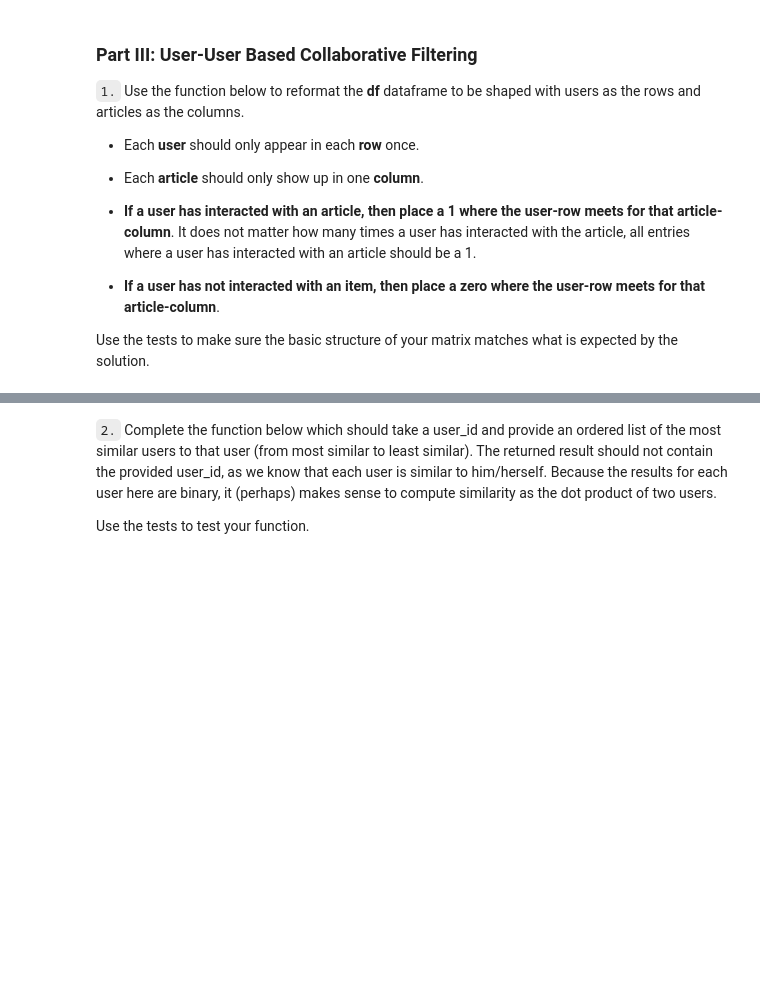
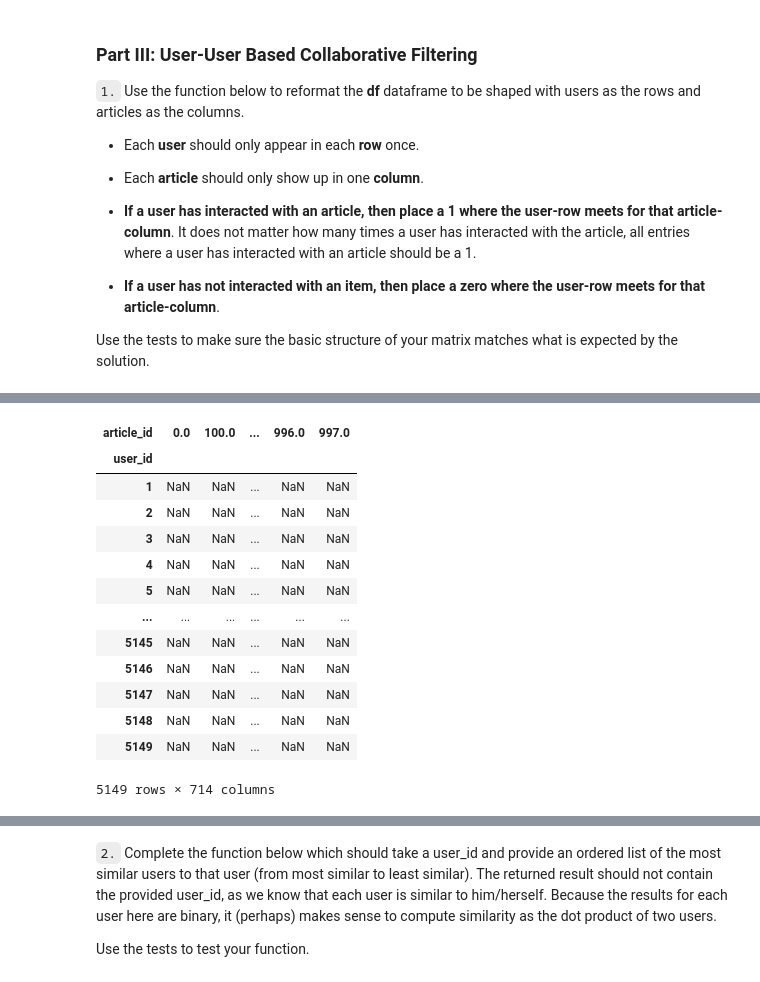
Before and after one commit to hen-wg/udacity_recommendation_engine, a Jupyter notebook: Recommendations_with_IBM.ipynb, the cells around one changed output, grey strips where cells are left out. Cells and saved outputs as stored; diff of their text form; code cells hidden in the pictures; blank space fills up the shorter version.

```diff
--- a/Recommendations_with_IBM.ipynb
+++ b/Recommendations_with_IBM.ipynb
@@ -631,0 +751,19 @@ Use the tests to make sure the basic structure of your matrix matches what is ex
+# %%
+# Transform df to a matrix with user_id as rows and article_id on the columns with 1 values where a user interacted with an article and a 0 otherwise
+df_matrix = df.groupby(['user_id', 'article_id'])['title'].max().unstack()
+df_matrix
+# %% [output]
+| article_id | 0.0 | 100.0 | ... | 996.0 | 997.0 |
+| user_id |  |  |  |  |  |
+| 1 | NaN | NaN | ... | NaN | NaN |
+| 2 | NaN | NaN | ... | NaN | NaN |
+| 3 | NaN | NaN | ... | NaN | NaN |
+| 4 | NaN | NaN | ... | NaN | NaN |
+| 5 | NaN | NaN | ... | NaN | NaN |
+| ... | ... | ... | ... | ... | ... |
+| 5145 | NaN | NaN | ... | NaN | NaN |
+| 5146 | NaN | NaN | ... | NaN | NaN |
+| 5147 | NaN | NaN | ... | NaN | NaN |
+| 5148 | NaN | NaN | ... | NaN | NaN |
+| 5149 | NaN | NaN | ... | NaN | NaN |
+5149 rows × 714 columns
```
Also changed, not shown: parts of 42 cells of this notebook.
